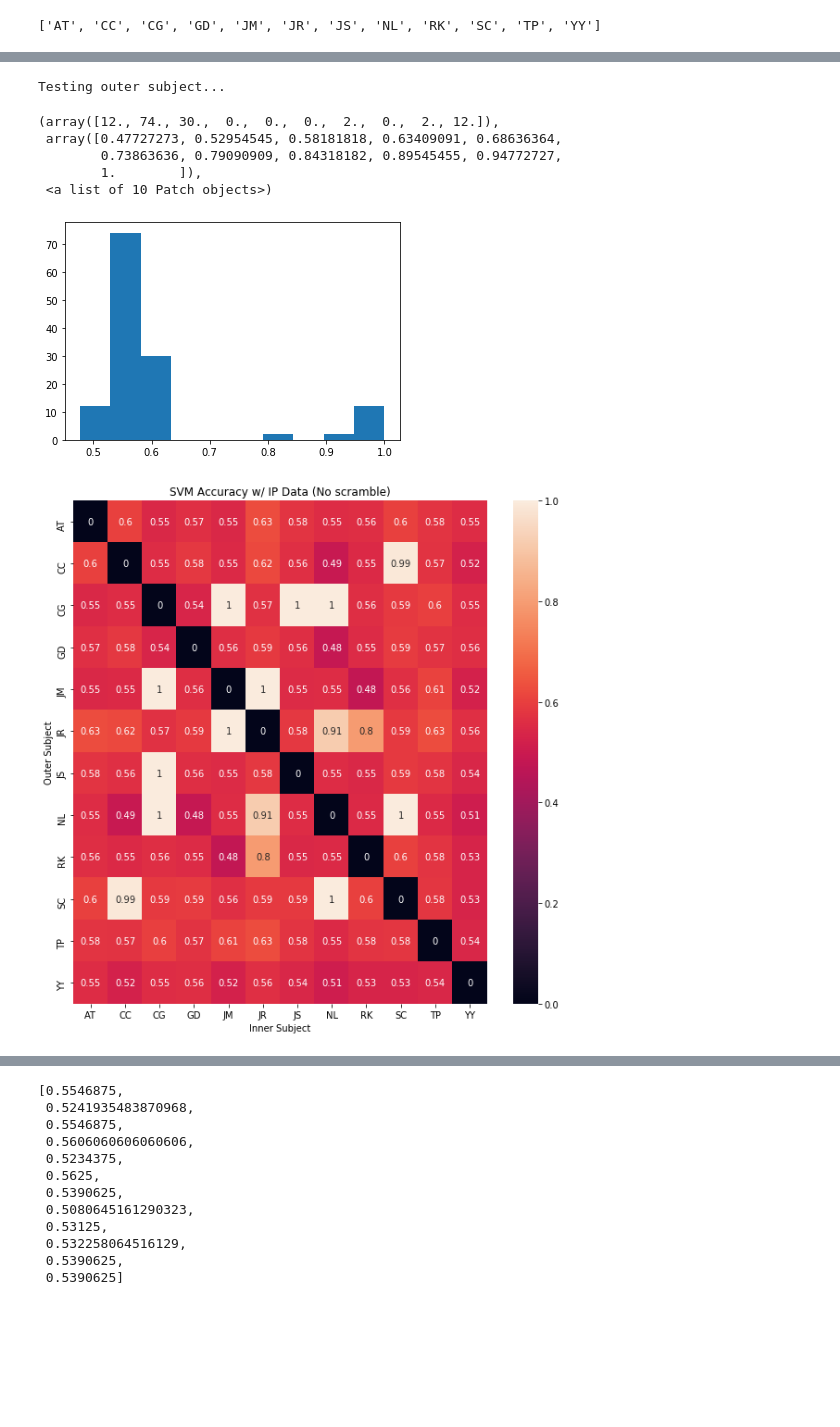
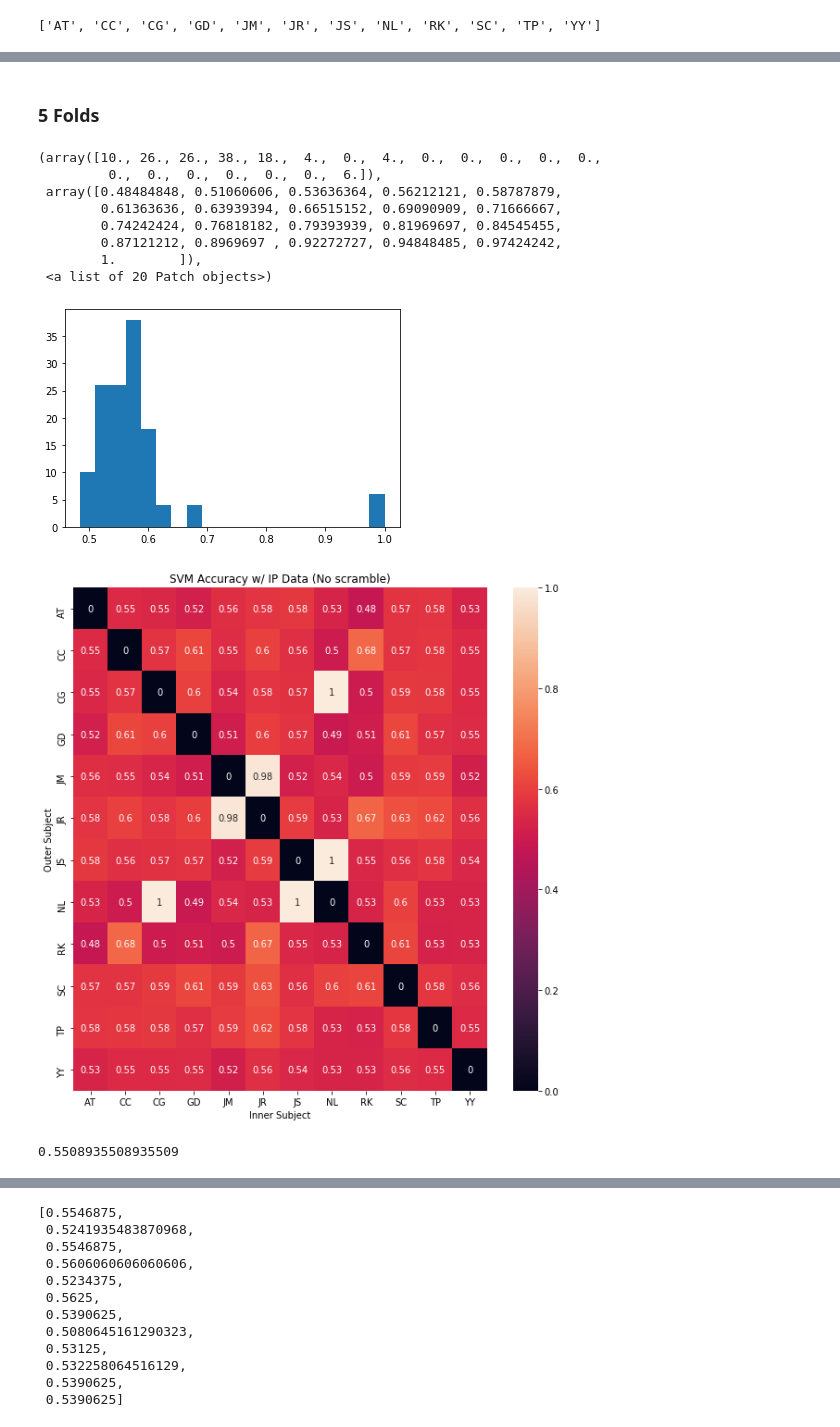
Before and after one commit to alexxyu/fmri-svm, a Jupyter notebook: SVM Classifier.ipynb, the cells around one changed output, grey strips where cells are left out. Drawn from its saved outputs; the diff is of its cells as text; code cells hidden in the pictures; blank space fills up the shorter version.

```diff
--- a/SVM Classifier.ipynb
+++ b/SVM Classifier.ipynb
@@ -270,37 +269,47 @@ Currently on inner subject #3.
+# %% [markdown]
+### 5 Folds
 # %%
 path = r'scans/output/PRE/'
 roi = 1                            # V1-roi: 0, MT-roi: 1
 conds = [1, 3]                     # trained_cp: 0, trained_ip: 1, untrained_cp: 2, untrained_ip: 3
 block_length = 624
+folds = 5
 
-accs, outer_accs = train(path, roi, conds, block_length)
-accs.to_csv('no_scramble.csv', sep='\t')
+gamma_range = {'start': -13, 'stop': 1, 'num': 8, 'base': 2.0}
+C_range = {'start': -3, 'stop': 11, 'num': 8, 'base': 2.0}
+
+accs_unscrambled, outer_accs_unscrambled = train(path, roi, conds, block_length, gamma_range, C_range, folds)
+# accs_unscrambled.to_csv('no_scramble.csv', sep='\t')
-# %% [output]
-Testing outer subject...
 # %%
+accs_unscrambled = pd.read_csv('output/no_scramble5.csv', sep='\t', index_col=0)
 vals = []
-for column in accs:
-    vals.extend(accs[column].tolist())
+for column in accs_unscrambled:
+    vals.extend(accs_unscrambled[column].tolist())
 vals = [x for x in vals if str(x) != 'nan']
 
-plt.hist(vals)
+plt.hist(vals, bins=20)
 # %% [output]
-(array([12., 74., 30.,  0.,  0.,  0.,  2.,  0.,  2., 12.]),
- array([0.47727273, 0.52954545, 0.58181818, 0.63409091, 0.68636364,
-        0.73863636, 0.79090909, 0.84318182, 0.89545455, 0.94772727,
+(array([10., 26., 26., 38., 18.,  4.,  0.,  4.,  0.,  0.,  0.,  0.,  0.,
+         0.,  0.,  0.,  0.,  0.,  0.,  6.]),
+ array([0.48484848, 0.51060606, 0.53636364, 0.56212121, 0.58787879,
+        0.61363636, 0.63939394, 0.66515152, 0.69090909, 0.71666667,
+        0.74242424, 0.76818182, 0.79393939, 0.81969697, 0.84545455,
+        0.87121212, 0.8969697 , 0.92272727, 0.94848485, 0.97424242,
         1.        ]),
- <a list of 10 Patch objects>)
+ <a list of 20 Patch objects>)
-[figure, old version]
+[figure, new version]
 # %%
-import seaborn as sns
-
 plt.figure(figsize=(10,10))
-ax = sns.heatmap(accs.fillna(value=0), annot=True)
+ax = sns.heatmap(accs_unscrambled.fillna(value=0), annot=True)
 bottom, top = ax.get_ylim()
 ax.set_ylim(bottom + 0.5, top - 0.5)
 ax.set_title('SVM Accuracy w/ IP Data (No scramble)')
 ax.set_ylabel('Outer Subject')
 ax.set_xlabel('Inner Subject')
 plt.savefig('acc_heatmap.png')
 # %% [output]
-[figure, old version]
+[figure, new version]
+# %%
+np.mean(vals)
+# %% [output]
+0.5508935508935509
```
Also changed, not shown: parts of 31 cells of this notebook, 1 other file.
